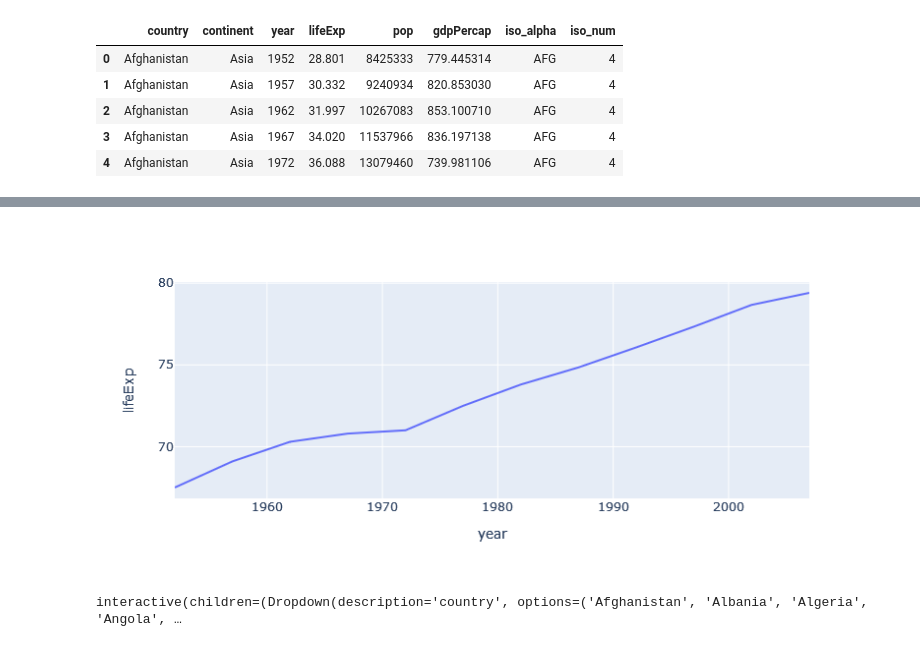
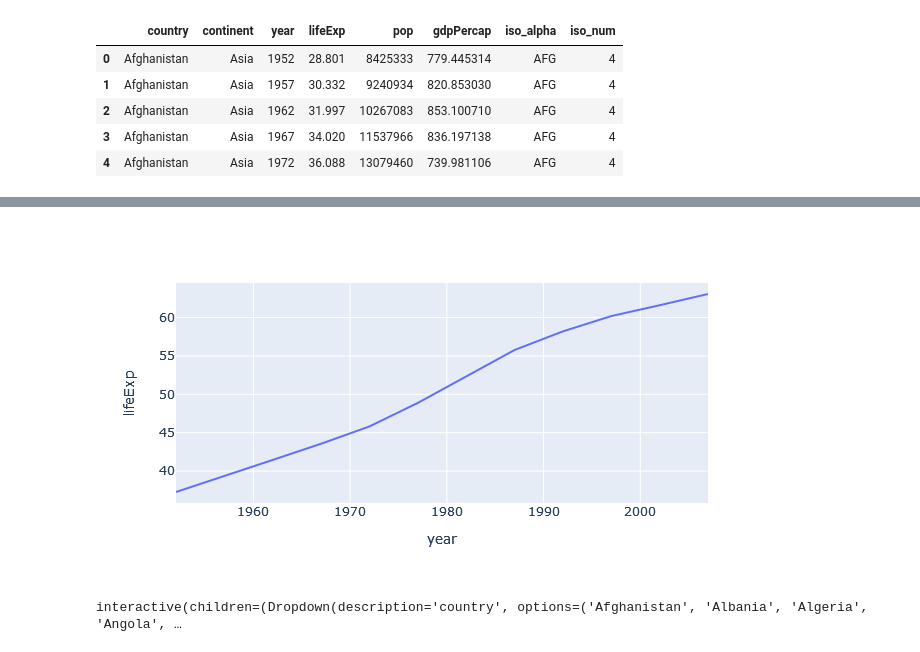
Before and after one commit to Souniz/TPVisualisation, a Jupyter notebook: Exemple plotly ipywidgets.ipynb, the cells around one changed output, grey strips where cells are left out. Drawn from its saved outputs; the diff is of its cells as text; code cells hidden in the pictures.

```diff
--- a/Exemple plotly ipywidgets.ipynb
+++ b/Exemple plotly ipywidgets.ipynb
@@ -19,5 +19,5 @@ def plotLifeExpectacy(country):
     data = df[df['country']==country]
     return px.line(data,x='year',y='lifeExp')
 # %%
-plotLifeExpectacy('Germany')
+plotLifeExpectacy('Senegal')
 # %% [output]
@@ -24,4 +25,4 @@ plotLifeExpectacy('Germany')
-[figure, old version]
+[figure, new version]
 # %%
 ipw.interact(plotLifeExpectacy,country=countries)
 # %% [output]
```
Also changed, not shown: parts of 2 cells of this notebook, 1 other file.
